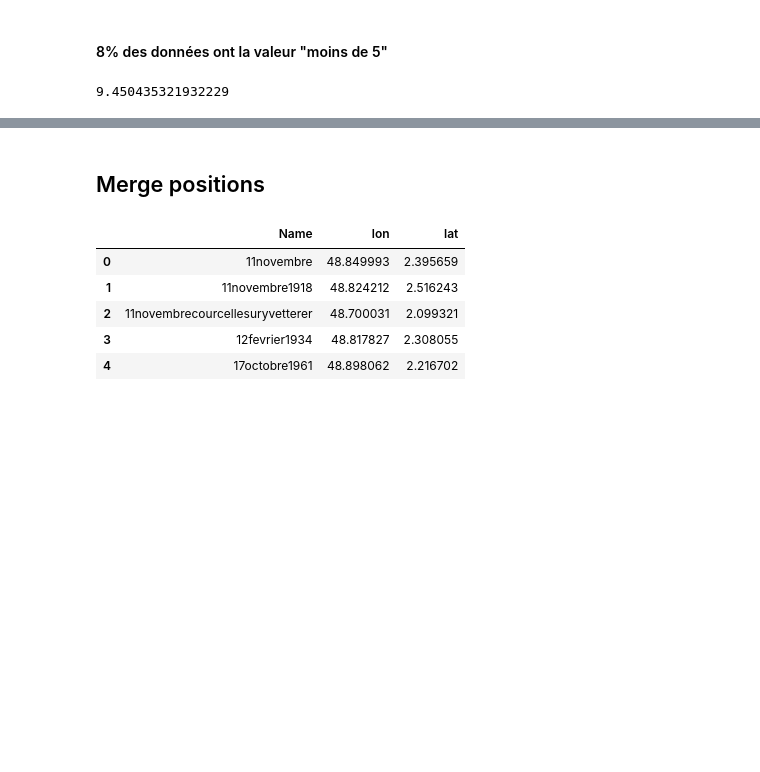
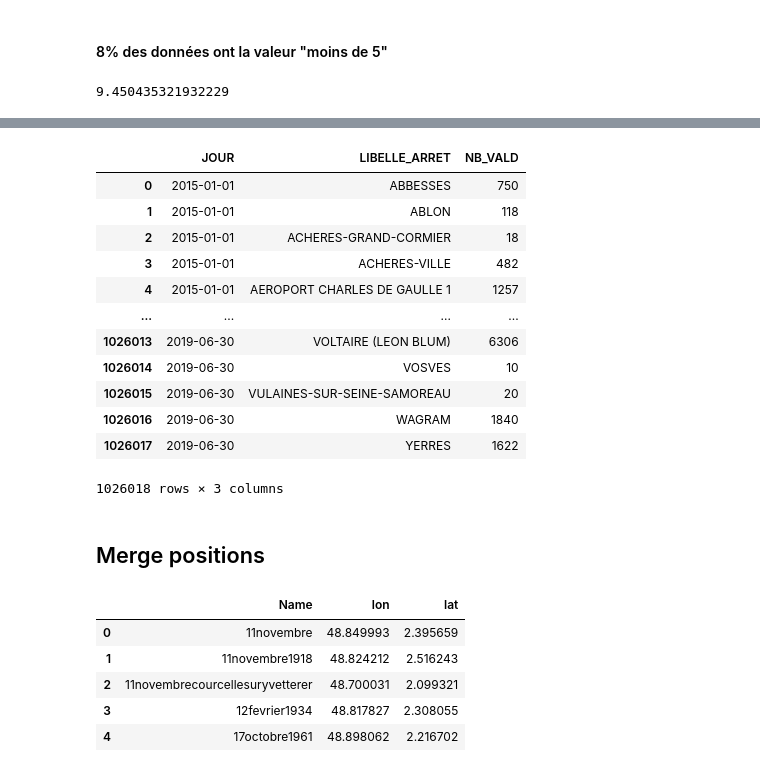
Before and after one commit to p-desaintchamas/datacamp-challenge-creation, a Jupyter notebook: merge_aggregate_data.ipynb, the cells around one changed output, grey strips where cells are left out. Saved outputs shown, nothing was run; the diff lists cells and outputs as text; code cells hidden in the pictures; blank space fills up the shorter version.

```diff
--- a/merge_aggregate_data.ipynb
+++ b/merge_aggregate_data.ipynb
@@ -61,3 +92,19 @@ dt_agg.groupby('JOUR').sum().plot()
+# %%
+dt_agg
+# %% [output]
+|  | JOUR | LIBELLE_ARRET | NB_VALD |
+| 0 | 2015-01-01 | ABBESSES | 750 |
+| 1 | 2015-01-01 | ABLON | 118 |
+| 2 | 2015-01-01 | ACHERES-GRAND-CORMIER | 18 |
+| 3 | 2015-01-01 | ACHERES-VILLE | 482 |
+| 4 | 2015-01-01 | AEROPORT CHARLES DE GAULLE 1 | 1257 |
+| ... | ... | ... | ... |
+| 1026013 | 2019-06-30 | VOLTAIRE (LEON BLUM) | 6306 |
+| 1026014 | 2019-06-30 | VOSVES | 10 |
+| 1026015 | 2019-06-30 | VULAINES-SUR-SEINE-SAMOREAU | 20 |
+| 1026016 | 2019-06-30 | WAGRAM | 1840 |
+| 1026017 | 2019-06-30 | YERRES | 1622 |
+1026018 rows × 3 columns
 # %%
 dt_agg.to_csv('./data/validation_data_agg_2015_2019.csv')
 # %% [markdown]
```
Also changed, not shown: parts of 6 cells of this notebook, 2 other files.
